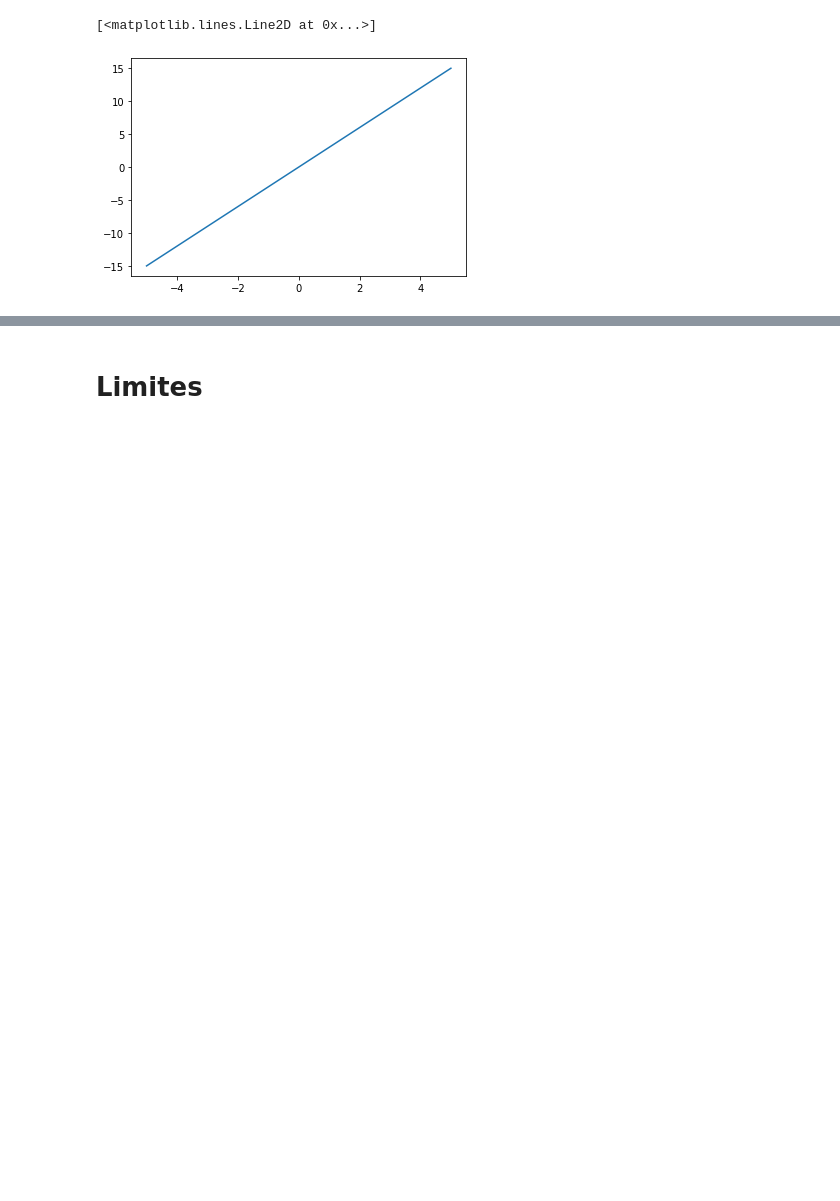
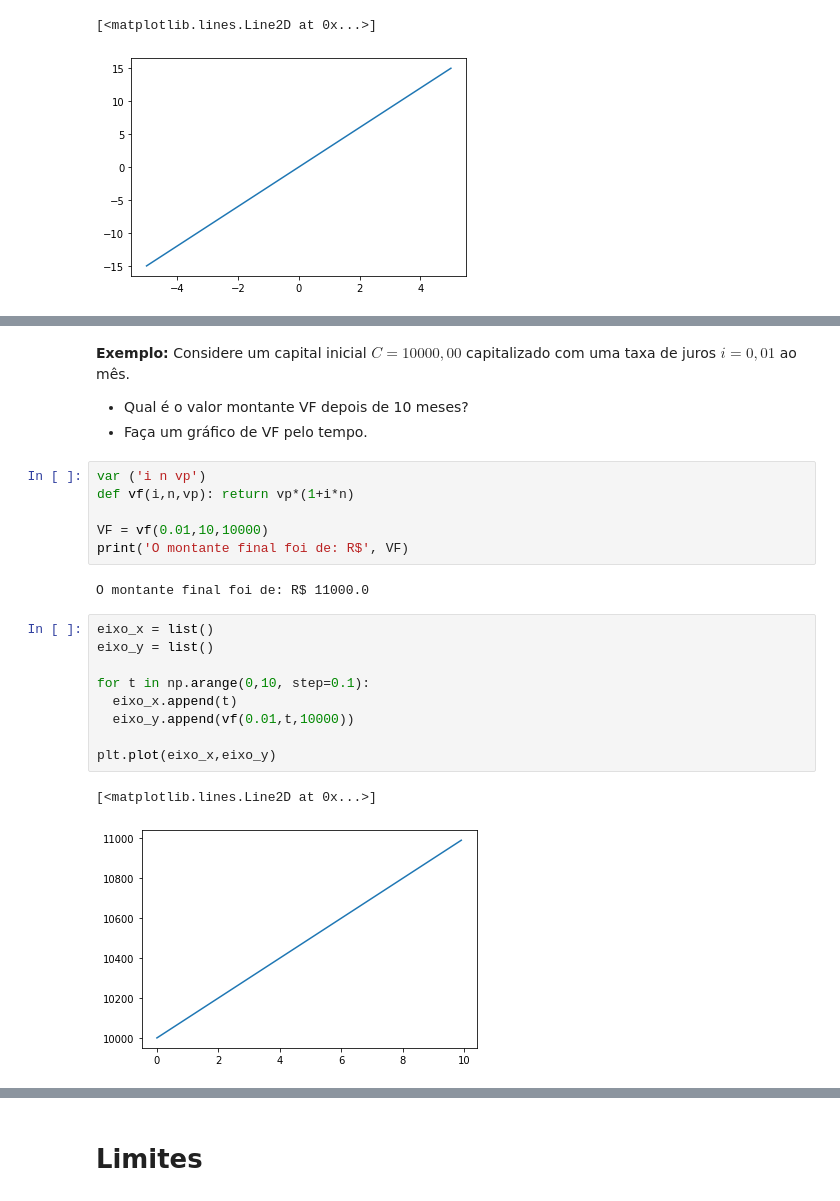
Before and after one commit to gabrielvieiraf/ProjetosPython, a Jupyter notebook: GoogleColab/Calculo/Matematica01.ipynb, the cells around one changed output, grey strips where cells are left out. Cells and saved outputs as stored; diff of their text form; blank space fills up the shorter version.

```diff
--- a/GoogleColab/Calculo/Matematica01.ipynb
+++ b/GoogleColab/Calculo/Matematica01.ipynb
@@ -409,0 +498,25 @@ $ f^{-1}(f(x)) = x$
+# %% [markdown]
+**Exemplo:** Considere um capital inicial $ C= 10000,00$ capitalizado  com uma taxa de juros $ i = 0,01 $ ao mês.
+
+*   Qual é o valor montante VF depois de 10 meses?
+*   Faça um gráfico de VF pelo tempo.
+# %%
+var ('i n vp')
+def vf(i,n,vp): return vp*(1+i*n)
+
+VF = vf(0.01,10,10000)
+print('O montante final foi de: R$', VF)
+# %% [output]
+O montante final foi de: R$ 11000.0
+# %%
+eixo_x = list()
+eixo_y = list()
+
+for t in np.arange(0,10, step=0.1):
+  eixo_x.append(t)
+  eixo_y.append(vf(0.01,t,10000))
+
+plt.plot(eixo_x,eixo_y)
+# %% [output]
+[<matplotlib.lines.Line2D at 0x...>]
+[figure, added]
```
Also changed, not shown: parts of 20 cells of this notebook.
